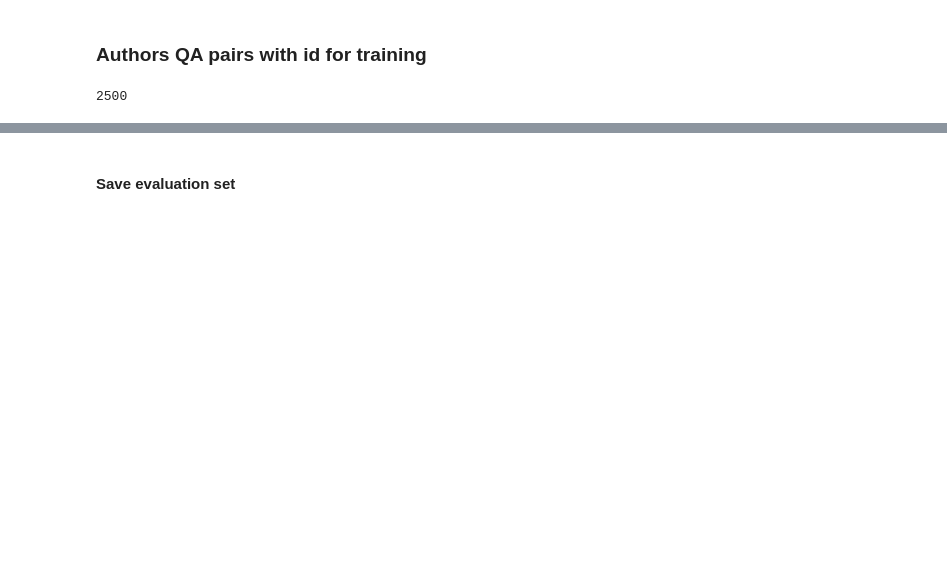
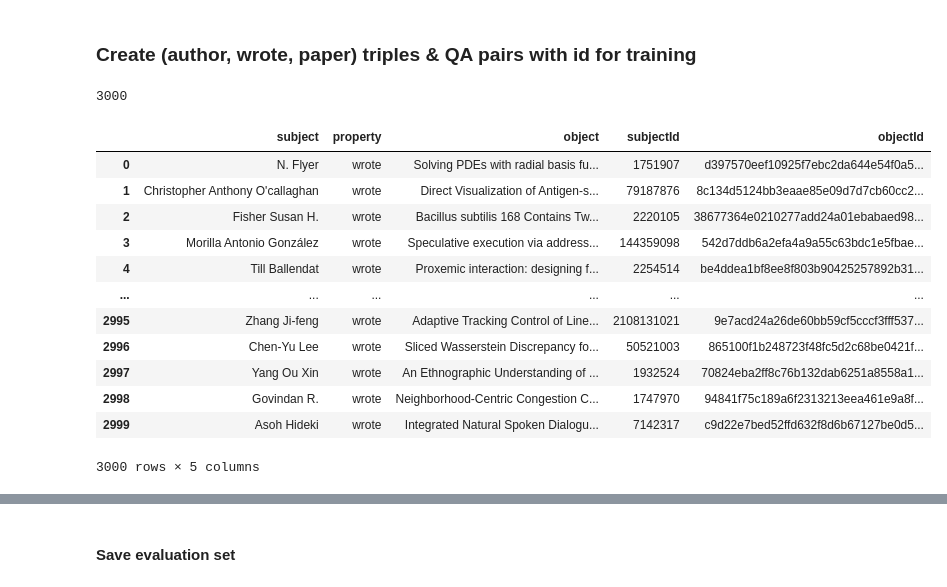
Before and after one commit to rulas99/mlt_project, a Jupyter notebook: data_processing.ipynb, the cells around one changed output, grey strips where cells are left out. Saved outputs shown, nothing was run; the diff lists cells and outputs as text; code cells hidden in the pictures; blank space fills up the shorter version.

Commit message:
feat(): complete dataset

```diff
--- a/data_processing.ipynb
+++ b/data_processing.ipynb
@@ -6,5 +7,6 @@ import random
 random.seed(42)
 # %%
 data = pd.read_parquet("data/mlt_data_publications.parquet")
+data = data[~data.s2FieldsOfStudy.isna()]
 # %% [markdown]
-### Authors QA pairs with id for training
+### Create (author, wrote, paper) triples & QA pairs with id for training
@@ -13,3 +13,5 @@ TOTAL_UNIQUE_AUTHORS = 2500
+# %%
+TOTAL_UNIQUE_AUTHORS = 3000 # max unique authors: 44,574
 # %%
 authors = []
 for row in data.itertuples():
@@ -31,7 +33,7 @@ for row in data.itertuples():
 # %%
 authors = pd.DataFrame(authors)
 
-## Reduce the dataset! This should be removed in the final version
+## Reduce the dataset! This should be removed in the final version (?)
 authors['len_name'] = authors.author.apply(len)
 authors.sort_values(['paperId','authorId','len_name'], ascending=False, inplace=True)
 authors.drop_duplicates(subset=['paperId','authorId'], keep='first', inplace=True)
@@ -39,5 +41,24 @@ authors.drop_duplicates(subset=['paperId','authorId'], keep='first', inplace=Tru
 authors = authors.sample(TOTAL_UNIQUE_AUTHORS, random_state=42).reset_index(drop=True)
 len(authors)
 # %% [output]
-2500
+3000
+# %%
+authors.rename(columns={'author': 'subject','publication':'object','authorId':'subjectId','paperId':'objectId'}, inplace=True)
+authors['property'] = 'wrote'
+authors = authors[['subject','property','object','subjectId','objectId']]
+authors
+# %% [output]
+|  | subject | property | object | subjectId | objectId |
+| 0 | N. Flyer | wrote | Solving PDEs with radial basis fu... | 1751907 | d397570eef10925f7ebc2da644e54f0a5... |
+| 1 | Christopher Anthony O'callaghan | wrote | Direct Visualization of Antigen-s... | 79187876 | 8c134d5124bb3eaae85e09d7d7cb60cc2... |
+| 2 | Fisher Susan H. | wrote | Bacillus subtilis 168 Contains Tw... | 2220105 | 38677364e0210277add24a01ebabaed98... |
+| 3 | Morilla Antonio González | wrote | Speculative execution via address... | 144359098 | 542d7ddb6a2efa4a9a55c63bdc1e5fbae... |
+| 4 | Till Ballendat | wrote | Proxemic interaction: designing f... | 2254514 | be4ddea1bf8ee8f803b90425257892b31... |
+| ... | ... | ... | ... | ... | ... |
+| 2995 | Zhang Ji-feng | wrote | Adaptive Tracking Control of Line... | 2108131021 | 9e7acd24a26de60bb59cf5cccf3fff537... |
+| 2996 | Chen-Yu Lee | wrote | Sliced Wasserstein Discrepancy fo... | 50521003 | 865100f1b248723f48fc5d2c68be0421f... |
+| 2997 | Yang Ou Xin | wrote | An Ethnographic Understanding of ... | 1932524 | 70824eba2ff8c76b132dab6251a8558a1... |
+| 2998 | Govindan R. | wrote | Neighborhood-Centric Congestion C... | 1747970 | 94841f75c189a6f2313213eea461e9a8f... |
+| 2999 | Asoh Hideki | wrote | Integrated Natural Spoken Dialogu... | 7142317 | c9d22e7bed52ffd632f8d6b67127be0d5... |
+3000 rows × 5 columns
 # %%
```
Also changed, not shown: parts of 36 cells of this notebook, 11 other files.
